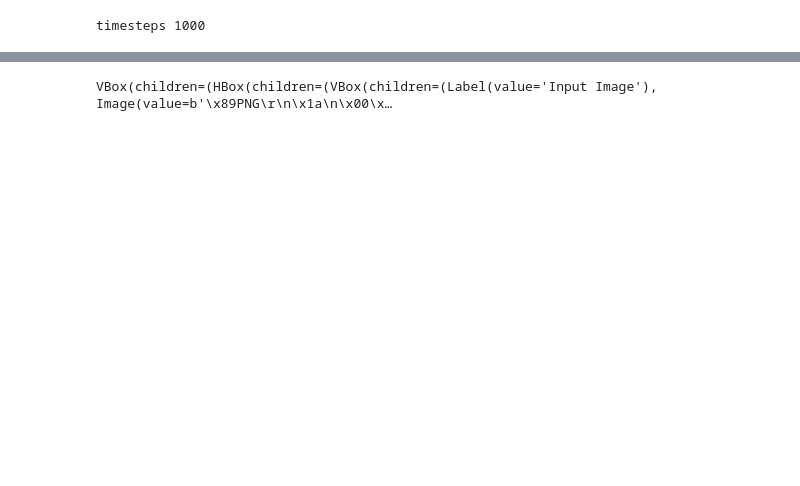
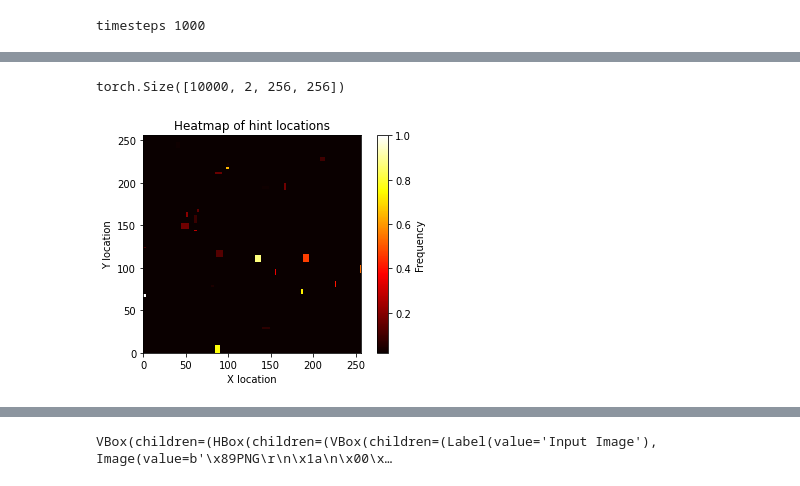
Before and after one commit to emiven/AB_diffusion, a Jupyter notebook: sampling_testing.ipynb, the cells around one changed output, grey strips where cells are left out. Drawn from its saved outputs; the diff is of its cells as text; code cells hidden in the pictures; blank space fills up the shorter version.

```diff
--- a/sampling_testing.ipynb
+++ b/sampling_testing.ipynb
@@ -108,0 +179,39 @@ imgRGB
+# %%
+large_tensor = torch.rand((10000, 2, 256, 256))
+generator = RandomHintGenerator2()
+
+hints = generator.generate_hints(large_tensor)
+print(hints.shape)
+# %% [output]
+torch.Size([10000, 2, 256, 256])
+# %%
+
+import matplotlib.pyplot as plt
+# Initialize the heatmap
+heatmap = np.zeros((256, 256))
+
+# Convert the hints tensor to a NumPy array
+hints_np = hints.numpy()
+
+# For each image
+for i in range(100):
+    # Find the locations of the hints in the image
+    y_locs, x_locs = np.nonzero(hints_np[i].sum(axis=0))
+
+    # For each hint in the image
+    for x, y in zip(x_locs, y_locs):
+        # Add one to the corresponding location in the heatmap
+        heatmap[y, x] += 1
+
+# Normalize the heatmap
+heatmap /= 100
+
+# Plot the heatmap
+plt.imshow(heatmap, cmap='hot', interpolation='nearest', origin='lower', extent=[0, 256, 0, 256])
+plt.colorbar(label='Frequency')
+plt.xlabel('X location')
+plt.ylabel('Y location')
+plt.title('Heatmap of hint locations')
+plt.show()
+# %% [output]
+[figure, added]
```
Also changed, not shown: parts of 11 cells of this notebook, 10 other files.
